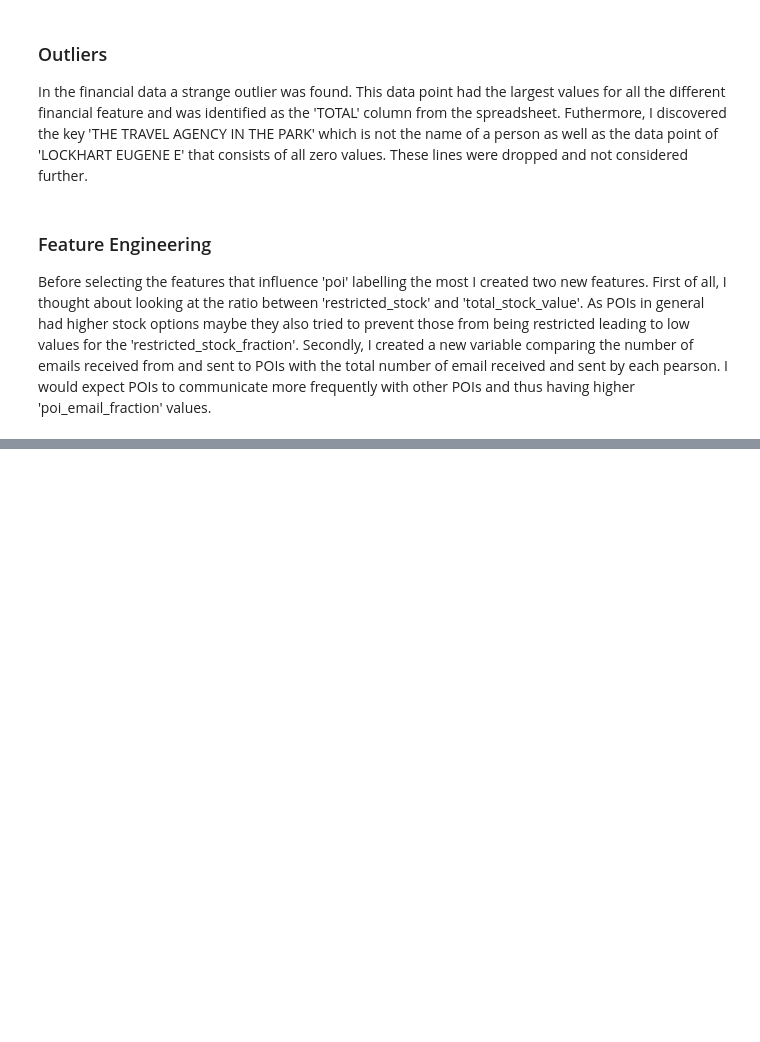
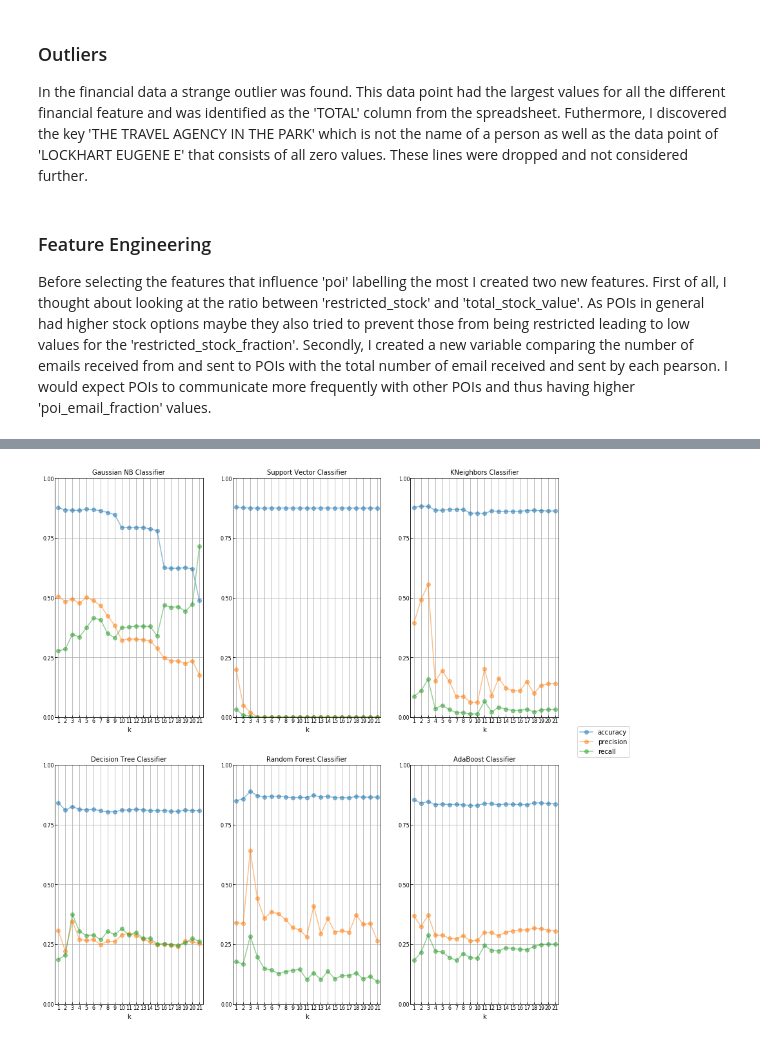
Before and after one commit to ttsteiger/Udacity_DAND, a Jupyter notebook: DAND_p5/enron_nb.ipynb, the cells around one changed output, grey strips where cells are left out. Saved outputs shown, nothing was run; the diff lists cells and outputs as text; code cells hidden in the pictures; blank space fills up the shorter version.

```diff
--- a/DAND_p5/enron_nb.ipynb
+++ b/DAND_p5/enron_nb.ipynb
@@ -519,7 +143,0 @@ For this, I transformed the features into two to ten principal components and ca
-# %%
-# data preparation
-X = data_df.loc[:, top_10_features]
-scaler = MinMaxScaler()
-X[top_10_features] = scaler.fit_transform(X[top_10_features].fillna(value=0))
-
-y = data_df['poi'].astype(int)
@@ -607,0 +144,8 @@ Finally, I ended up with a Random Forest classifier using 'exercised_stock_optio
+# %%
+# poi fraction
+data_df['restricted_stock_fraction'] = data_df['restricted_stock'] / data_df['total_stock_value']
+data_df['poi_email_fraction'] = ((data_df['from_poi_to_this_person'] + data_df['from_this_person_to_poi']) /
+                                 (data_df['from_messages'] + data_df['to_messages']))
+
+# visualization
+scatter_plot(data_df, 'restricted_stock_fraction', 'poi_email_fraction')
@@ -607,0 +310,39 @@ Finally, I ended up with a Random Forest classifier using 'exercised_stock_optio
+# %%
+# dictionary to store all results
+clf_scores = {}
+for n in names:
+    clf_scores[n] = {"accuracy": [], 'precision': [], 'recall': []}
+
+# loop trough different k values
+for k in range(1, len(X[1]) + 1):
+    X_k = SelectKBest(k=k).fit_transform(X, y)
+    scores = get_multi_classifier_scores(names, classifiers, X_k, y, random_state=42)
+
+    # aggregate the different metrics in the results dictionary for easy plotting
+    # afterwards
+    for n, score in scores.items():
+        accuracy = score['accuracy']
+        precision = score['precision']
+        recall = score['recall']
+
+        clf_scores[n]['accuracy'].append(accuracy)
+        clf_scores[n]['precision'].append(precision)
+        clf_scores[n]['recall'].append(recall)
+
+# visualize metrics for all algorithms
+fig, axs = plt.subplots(2, 3, figsize=(14, 15))
+k = np.arange(1, len(X[1]) + 1)
+
+for ax, title in zip(axs.flatten(), names):
+    for m in sorted(clf_scores[title].keys()):
+        ax.plot(k, clf_scores[title][m], label=m, marker='o', alpha=0.5)
+        ax.set(xlim=[0.5, 21.5], xticks=k, ylim=[0.0, 1.0], yticks=np.arange(0, 1.1, 0.25))
+        ax.set_xlabel("k", fontsize=10)
+        ax.set_title(title, fontsize=10)
+        ax.tick_params(axis='both', which='major', labelsize=8, direction='in', pad=1)
+        ax.grid()
+
+plt.legend(loc='upper right', bbox_to_anchor=(1.5, 1.175))
+plt.show()
+# %% [output]
+[figure, added]
```
Also changed, not shown: parts of 52 cells of this notebook, 7 other files.
